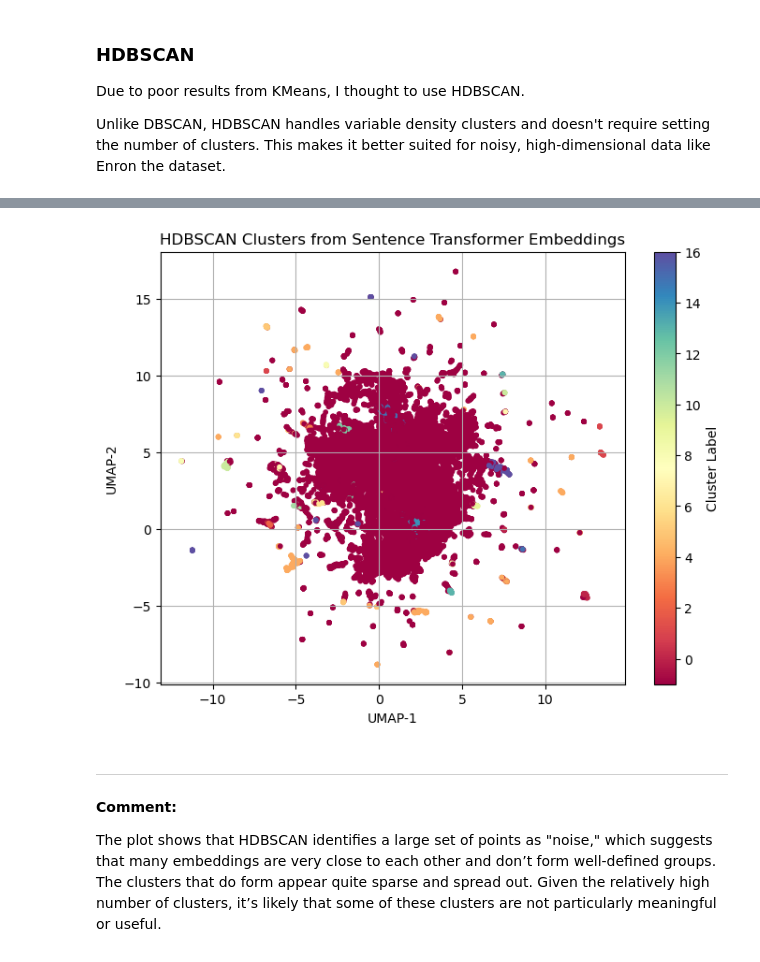
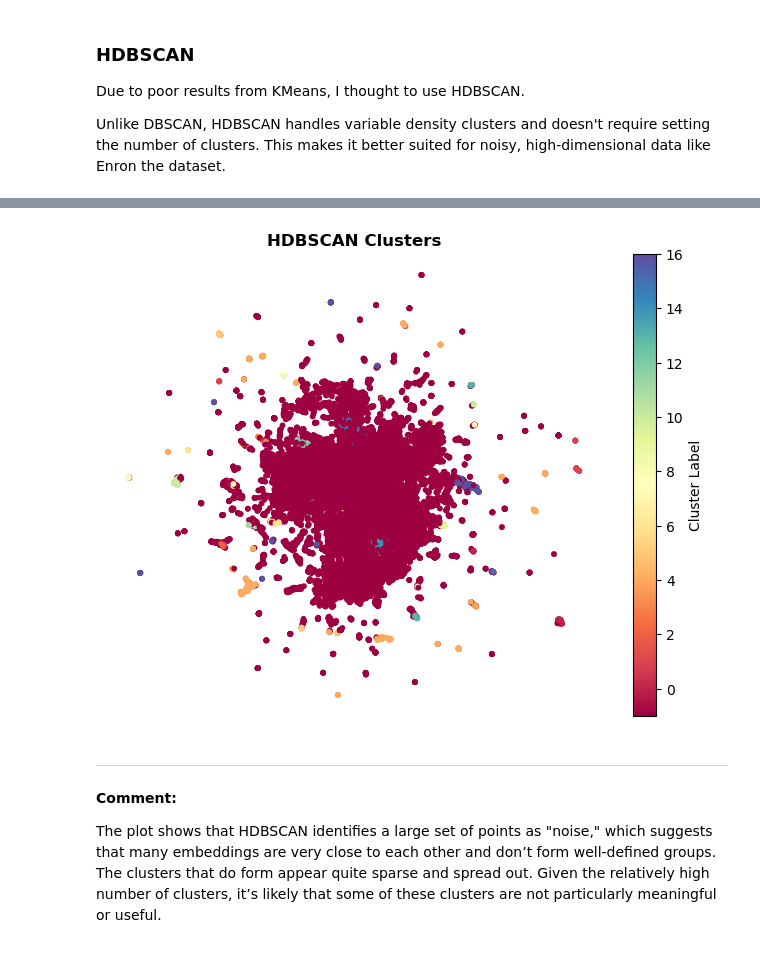
Before and after one commit to simrenbasra/Email_Genie, a Jupyter notebook: notebooks/03_embeddings/03-using-sentence_transformer.ipynb, the cells around one changed output, grey strips where cells are left out. Drawn from its saved outputs; the diff is of its cells as text; code cells hidden in the pictures.

```diff
--- a/notebooks/03_embeddings/03-using-sentence_transformer.ipynb
+++ b/notebooks/03_embeddings/03-using-sentence_transformer.ipynb
@@ -74,3 +62,5 @@ print(embeddings.shape)
 # %% [markdown]
 ## Evaluating Embeddings
 ----
+# %%
+embeddings = joblib.load("ST_embeddings.pikl")
@@ -303,17 +307,14 @@ import hdbscan
 # %%
-clusterer = hdbscan.HDBSCAN(min_cluster_size=30, cluster_selection_epsilon = 0.2, metric='euclidean')
-labels = clusterer.fit_predict(scaled_embeddings)
-
 plt.figure(figsize=(8, 6))
 plt.scatter(email_2d[:, 0], email_2d[:, 1], c=labels, cmap='Spectral', s=10)
 plt.colorbar(label='Cluster Label')
-plt.title("HDBSCAN Clusters from Sentence Transformer Embeddings")
-plt.xlabel("UMAP-1")
-plt.ylabel("UMAP-2")
-plt.grid(True)
+plt.title("HDBSCAN Clusters", fontweight = 'bold')
+plt.xticks([])
+plt.yticks([])
+plt.gca().spines[['bottom', 'left','top', 'right']].set_visible(False)
 plt.show()
 # %% [output]
-[figure, old version]
+[figure, new version]
 # %% [markdown]
 ----
 **Comment:**
```
Also changed, not shown: parts of 8 cells of this notebook, 2 other files.
